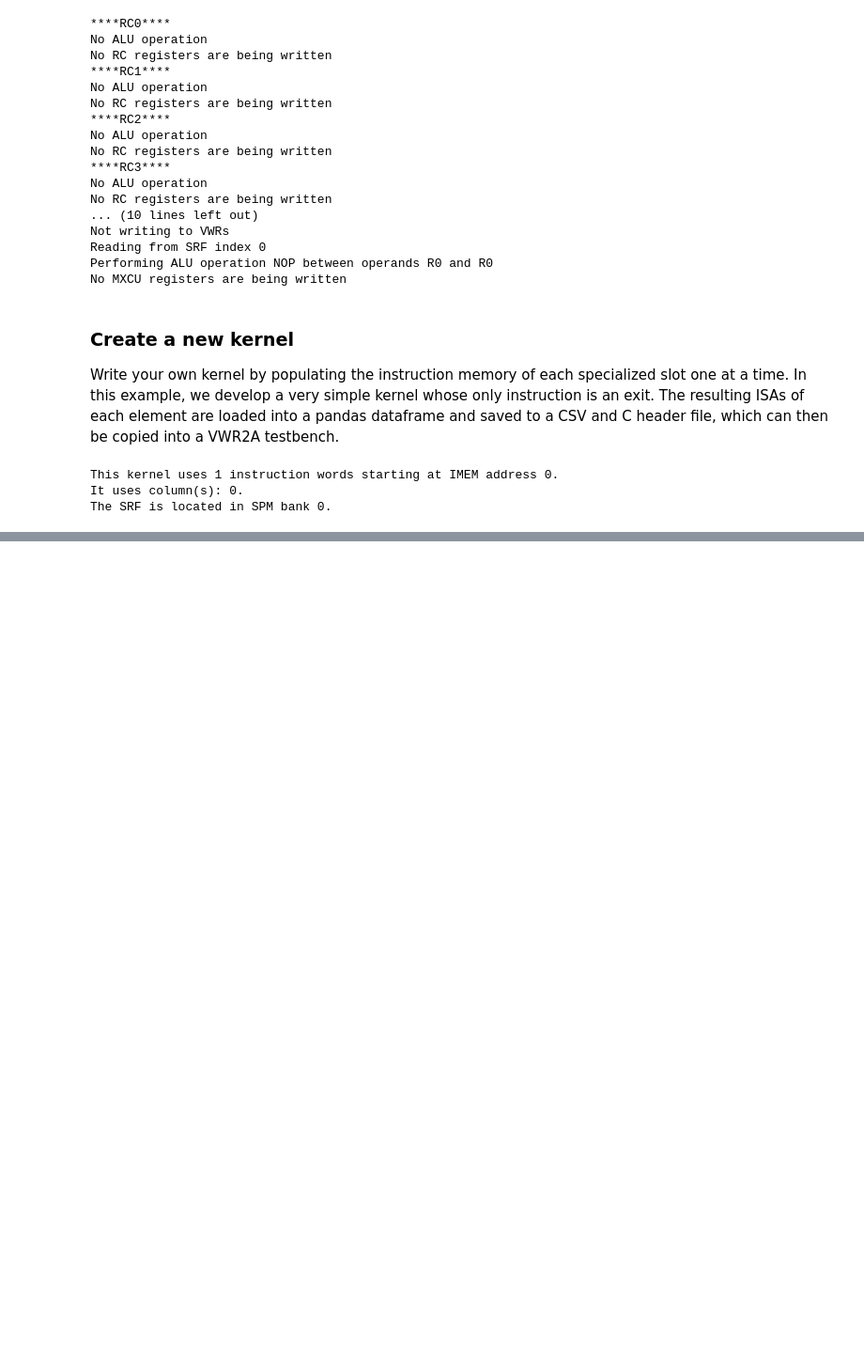
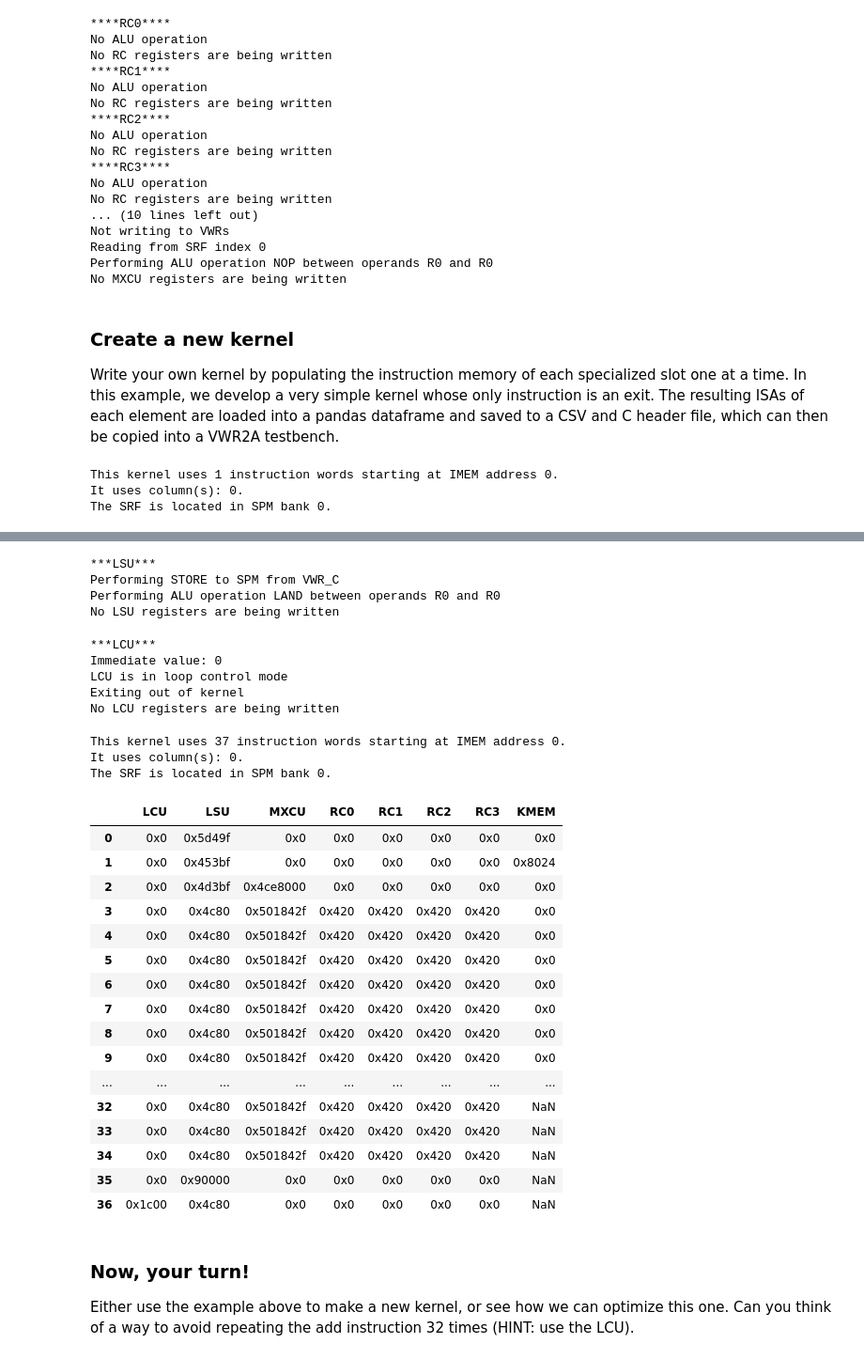
Before and after one commit to yuxwang99/ESL-VWR2A-simulator, a Jupyter notebook: develop-new-kernel-vwr2a.ipynb, the cells around one changed output, grey strips where cells are left out. Shown: that part at 94% size. Saved outputs shown, nothing was run; the diff lists cells and outputs as text; code cells hidden in the pictures; blank space fills up the shorter version.

Commit message:
adding functioning add vectors kernel. encoding/decoding is complete for 1 column kernels

```diff
--- a/develop-new-kernel-vwr2a.ipynb
+++ b/develop-new-kernel-vwr2a.ipynb
@@ -298,0 +461,71 @@ Writing ALU result to LSU register 7
+# %%
+##### Instruction 35 #######
+pos=35
+
+# LSU: Store VWR_C into SPM address 3 (stored in R7).
+rf_wsel=0
+rf_we=0
+alu_op=LSU_ALU_OPS.LAND
+muxb_sel=LSU_MUXA_SEL.R0
+muxa_sel=LSU_MUXB_SEL.R0
+vwr_shuf_op=LSU_VWR_SEL.VWR_C
+vwr_shuf_sel=LSU_OP_MODE.STORE
+
+print("***LSU***")
+imem.lsu_imem.set_params(rf_wsel, rf_we, alu_op, muxb_sel, muxa_sel, vwr_shuf_op, vwr_shuf_sel, pos)
+imem.lsu_imem.get_instruction_info(pos)
+# %% [output]
+***LSU***
+Performing STORE to SPM from VWR_C
+Performing ALU operation LAND between operands R0 and R0
+No LSU registers are being written
+# %%
+##### Instruction 36 #######
+pos = 36
+
+# LCU: Exit
+print("***LCU***")
+imem.lcu_imem.set_params(alu_op=LCU_ALU_OPS.EXIT, pos=pos)
+imem.lcu_imem.get_instruction_info(pos)
+# %% [output]
+***LCU***
+Immediate value: 0
+LCU is in loop control mode
+Exiting out of kernel
+No LCU registers are being written
+# %%
+#### Kernel configuration ###
+num_instructions = pos+1
+imem_add_start = 0
+column_usage = 1
+srf_spm_address = 0
+pos = 1
+
+imem.kmem.set_params(num_instructions, imem_add_start, column_usage, srf_spm_address, pos)
+imem.kmem.get_kernel_info(pos)
+# %% [output]
+This kernel uses 37 instruction words starting at IMEM address 0.
+It uses column(s): 0.
+The SRF is located in SPM bank 0.
+# %%
+# Get instruction dataframe
+df_out = imem.get_df()
+df_out[:num_instructions]
+# %% [output]
+|  | LCU | LSU | MXCU | RC0 | RC1 | RC2 | RC3 | KMEM |
+| 0 | 0x0 | 0x5d49f | 0x0 | 0x0 | 0x0 | 0x0 | 0x0 | 0x0 |
+| 1 | 0x0 | 0x453bf | 0x0 | 0x0 | 0x0 | 0x0 | 0x0 | 0x8024 |
+| 2 | 0x0 | 0x4d3bf | 0x4ce8000 | 0x0 | 0x0 | 0x0 | 0x0 | 0x0 |
+| 3 | 0x0 | 0x4c80 | 0x501842f | 0x420 | 0x420 | 0x420 | 0x420 | 0x0 |
+| 4 | 0x0 | 0x4c80 | 0x501842f | 0x420 | 0x420 | 0x420 | 0x420 | 0x0 |
+| 5 | 0x0 | 0x4c80 | 0x501842f | 0x420 | 0x420 | 0x420 | 0x420 | 0x0 |
+| 6 | 0x0 | 0x4c80 | 0x501842f | 0x420 | 0x420 | 0x420 | 0x420 | 0x0 |
+| 7 | 0x0 | 0x4c80 | 0x501842f | 0x420 | 0x420 | 0x420 | 0x420 | 0x0 |
+| 8 | 0x0 | 0x4c80 | 0x501842f | 0x420 | 0x420 | 0x420 | 0x420 | 0x0 |
+| 9 | 0x0 | 0x4c80 | 0x501842f | 0x420 | 0x420 | 0x420 | 0x420 | 0x0 |
+| ... | ... | ... | ... | ... | ... | ... | ... | ... |
+| 32 | 0x0 | 0x4c80 | 0x501842f | 0x420 | 0x420 | 0x420 | 0x420 | NaN |
+| 33 | 0x0 | 0x4c80 | 0x501842f | 0x420 | 0x420 | 0x420 | 0x420 | NaN |
+| 34 | 0x0 | 0x4c80 | 0x501842f | 0x420 | 0x420 | 0x420 | 0x420 | NaN |
+| 35 | 0x0 | 0x90000 | 0x0 | 0x0 | 0x0 | 0x0 | 0x0 | NaN |
+| 36 | 0x1c00 | 0x4c80 | 0x0 | 0x0 | 0x0 | 0x0 | 0x0 | NaN |
@@ -298,0 +539,3 @@ Writing ALU result to LSU register 7
+# %% [markdown]
+### Now, your turn!
+Either use the example above to make a new kernel, or see how we can optimize this one. Can you think of a way to avoid repeating the add instruction 32 times (HINT: use the LCU).
```
Also changed, not shown: parts of 23 cells of this notebook, 10 other files.
